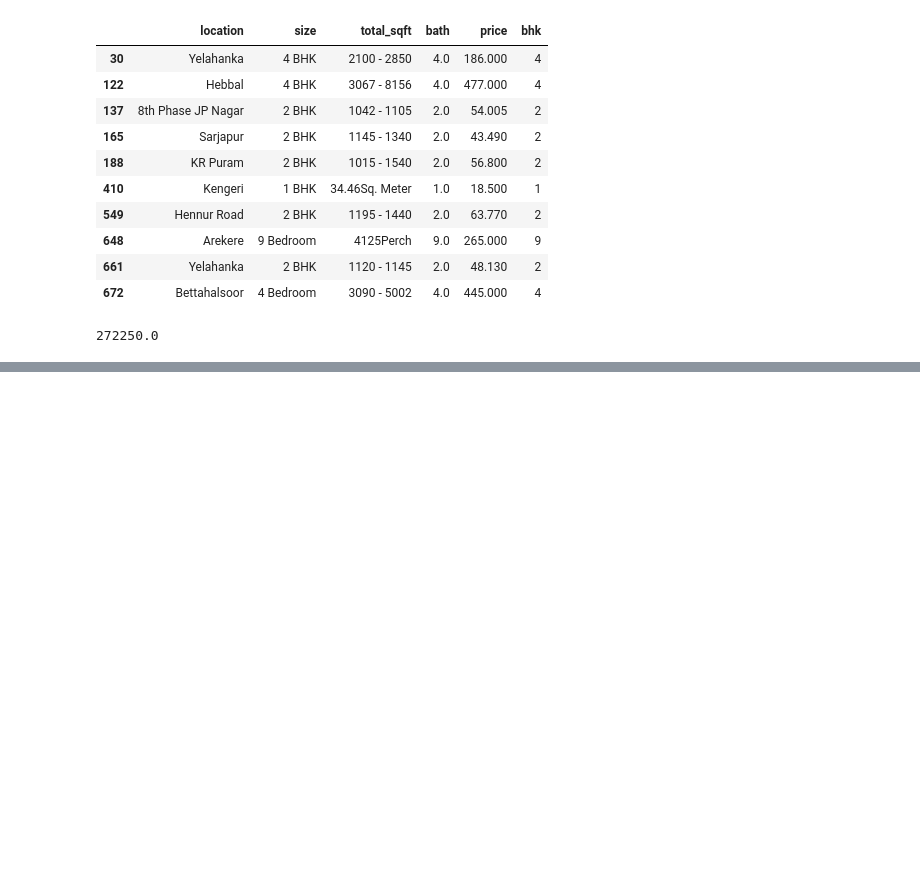
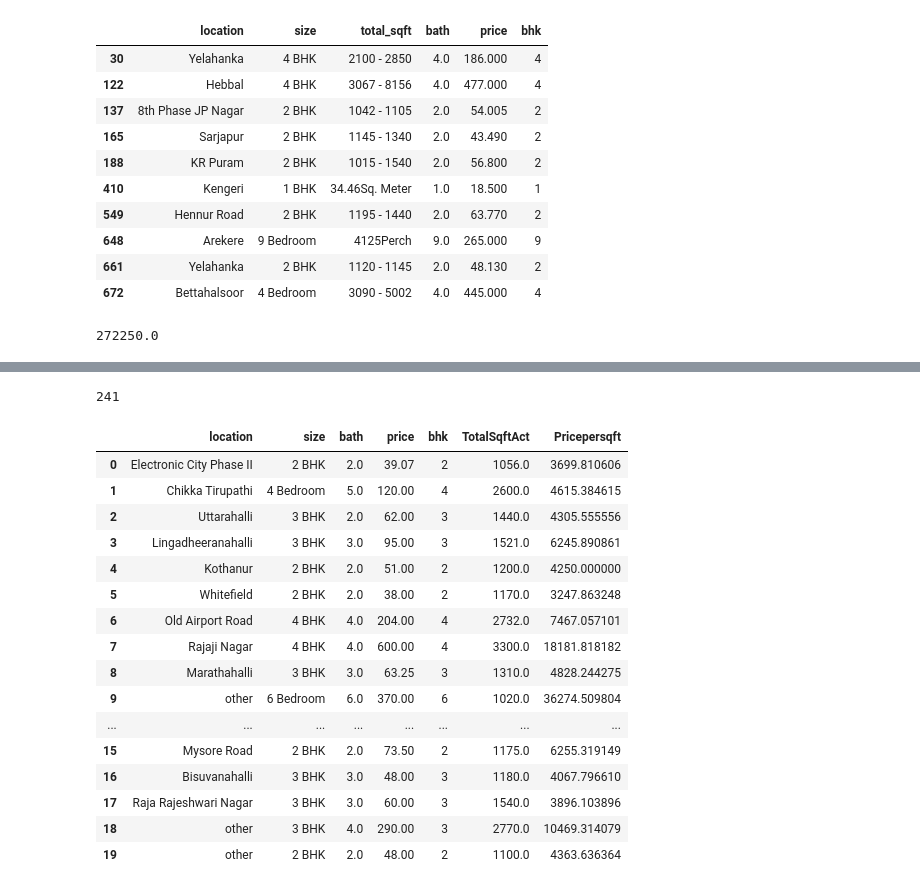
Before and after one commit to AftabUdaipurwala/MLProjects, a Jupyter notebook: Real_Estate_Price_Prediction_oF_Bangalore_Housing_Prices.ipynb, the cells around one changed output, grey strips where cells are left out. Cells and saved outputs as stored; diff of their text form; code cells hidden in the pictures; blank space fills up the shorter version.

```diff
--- a/Real_Estate_Price_Prediction_oF_Bangalore_Housing_Prices.ipynb
+++ b/Real_Estate_Price_Prediction_oF_Bangalore_Housing_Prices.ipynb
@@ -254,0 +269,2 @@ df1
+# %%
+df2['Pricepersqft']=df2['price']*100000/df2['TotalSqftAct']
@@ -254,0 +284,4 @@ df1
+# %%
+df2.location = df2.location.apply(lambda x:x.strip())
+location_stat = df2.groupby('location')['location'].agg('count')
+location_stat.sort_values(ascending=False)
@@ -254,0 +311,2 @@ df1
+# %%
+location_less_than10 = location_stat[location_stat<=10]
@@ -254,0 +329,26 @@ df1
+# %%
+df2.location = df2.location.apply(lambda x : 'other' if x in location_less_than10 else x )
+# %%
+len(df2.location.unique())
+# %% [output]
+241
+# %%
+df2.head(20)
+# %% [output]
+|  | location | size | bath | price | bhk | TotalSqftAct | Pricepersqft |
+| 0 | Electronic City Phase II | 2 BHK | 2.0 | 39.07 | 2 | 1056.0 | 3699.810606 |
+| 1 | Chikka Tirupathi | 4 Bedroom | 5.0 | 120.00 | 4 | 2600.0 | 4615.384615 |
+| 2 | Uttarahalli | 3 BHK | 2.0 | 62.00 | 3 | 1440.0 | 4305.555556 |
+| 3 | Lingadheeranahalli | 3 BHK | 3.0 | 95.00 | 3 | 1521.0 | 6245.890861 |
+| 4 | Kothanur | 2 BHK | 2.0 | 51.00 | 2 | 1200.0 | 4250.000000 |
+| 5 | Whitefield | 2 BHK | 2.0 | 38.00 | 2 | 1170.0 | 3247.863248 |
+| 6 | Old Airport Road | 4 BHK | 4.0 | 204.00 | 4 | 2732.0 | 7467.057101 |
+| 7 | Rajaji Nagar | 4 BHK | 4.0 | 600.00 | 4 | 3300.0 | 18181.818182 |
+| 8 | Marathahalli | 3 BHK | 3.0 | 63.25 | 3 | 1310.0 | 4828.244275 |
+| 9 | other | 6 Bedroom | 6.0 | 370.00 | 6 | 1020.0 | 36274.509804 |
+| ... | ... | ... | ... | ... | ... | ... | ... |
+| 15 | Mysore Road | 2 BHK | 2.0 | 73.50 | 2 | 1175.0 | 6255.319149 |
+| 16 | Bisuvanahalli | 3 BHK | 3.0 | 48.00 | 3 | 1180.0 | 4067.796610 |
+| 17 | Raja Rajeshwari Nagar | 3 BHK | 3.0 | 60.00 | 3 | 1540.0 | 3896.103896 |
+| 18 | other | 3 BHK | 4.0 | 290.00 | 3 | 2770.0 | 10469.314079 |
+| 19 | other | 2 BHK | 2.0 | 48.00 | 2 | 1100.0 | 4363.636364 |
```
Also changed, not shown: parts of 14 cells of this notebook.
